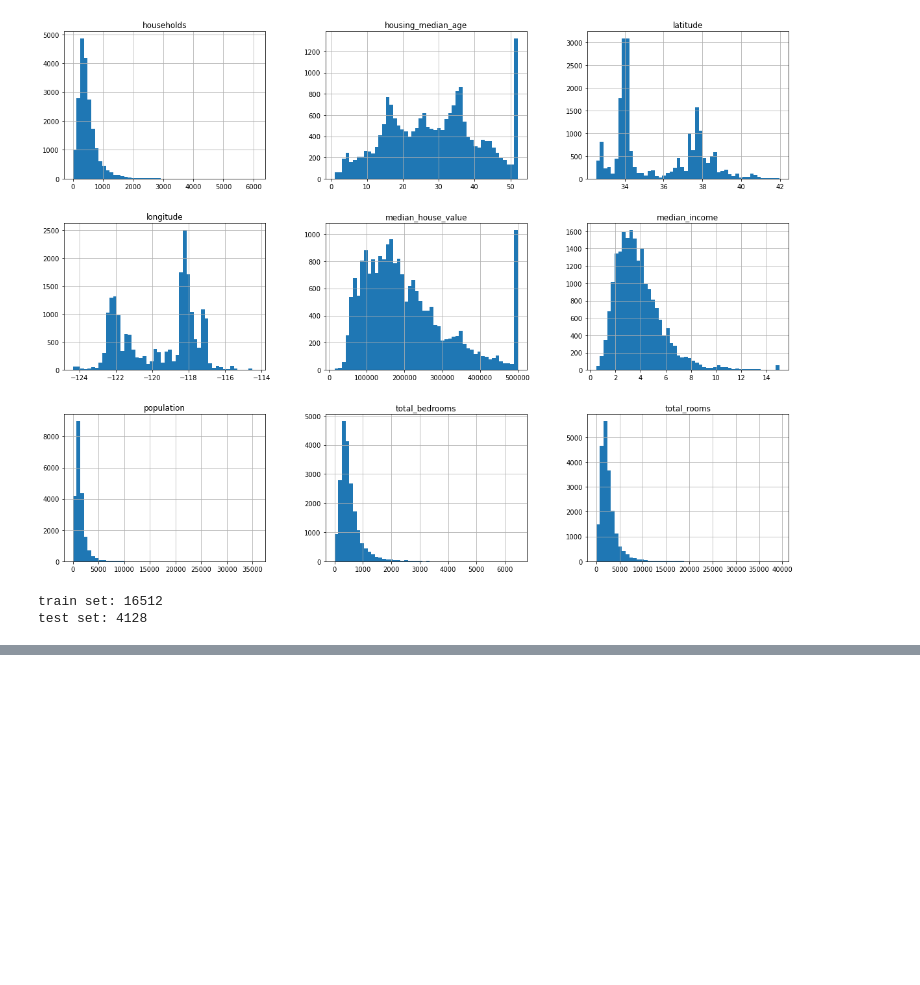
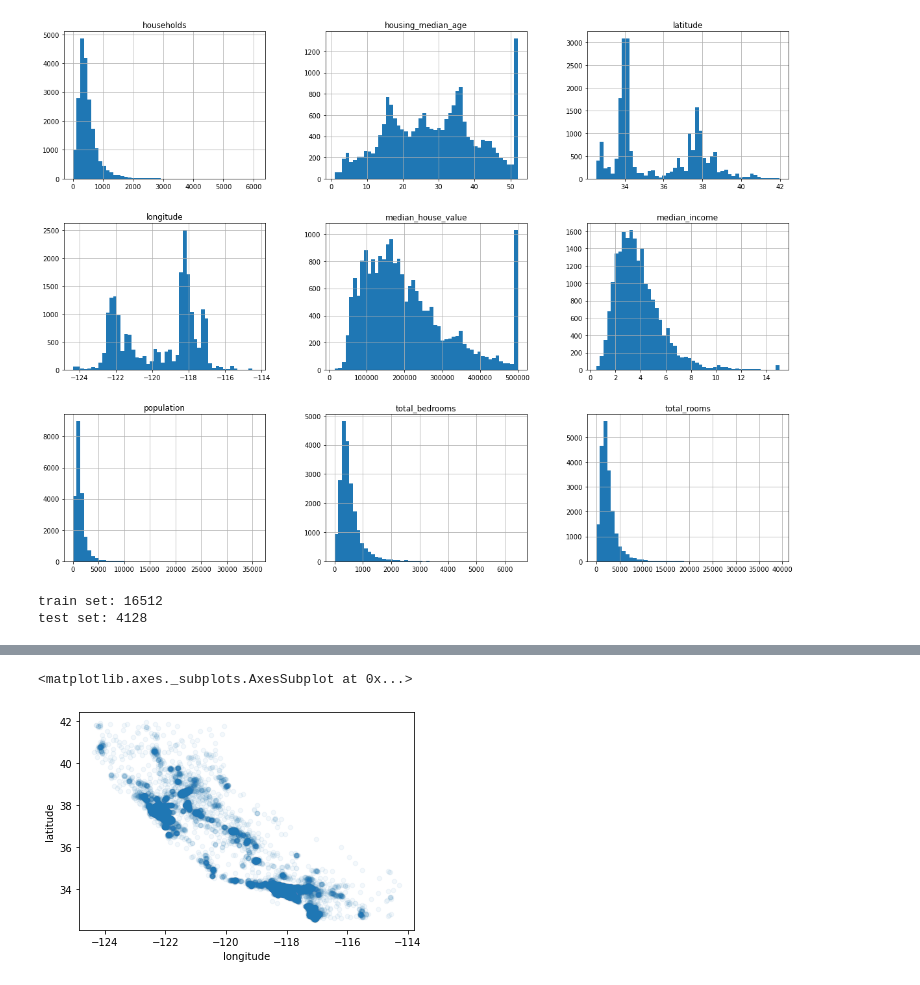
Before and after one commit to agelas/HOML, a Jupyter notebook: Housing.ipynb, the cells around one changed output, grey strips where cells are left out. Cells and saved outputs as stored; diff of their text form; code cells hidden in the pictures; blank space fills up the shorter version.

```diff
--- a/Housing.ipynb
+++ b/Housing.ipynb
@@ -90,0 +132,9 @@ test set: 4128
+# %%
+#Creating a copy of training set so I can muck with it without hurting anything
+housing = strat_train_set.copy()
+#Since data is geographical it's easier to get a sense of what's going on by just plotting it
+#alpha value highlights high-density areas
+housing.plot(kind="scatter", x="longitude", y="latitude",alpha=0.05) #lower values of alpha make higher density areas stand-out
+# %% [output]
+<matplotlib.axes._subplots.AxesSubplot at 0x...>
+[figure, added]
```
Also changed, not shown: parts of 5 cells of this notebook.
